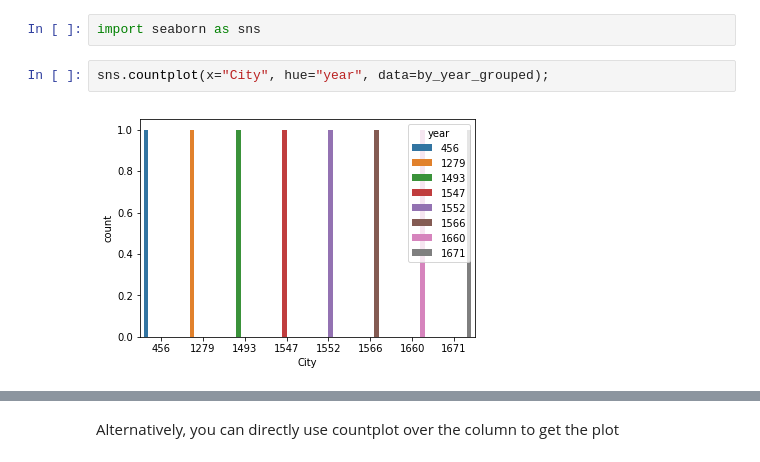
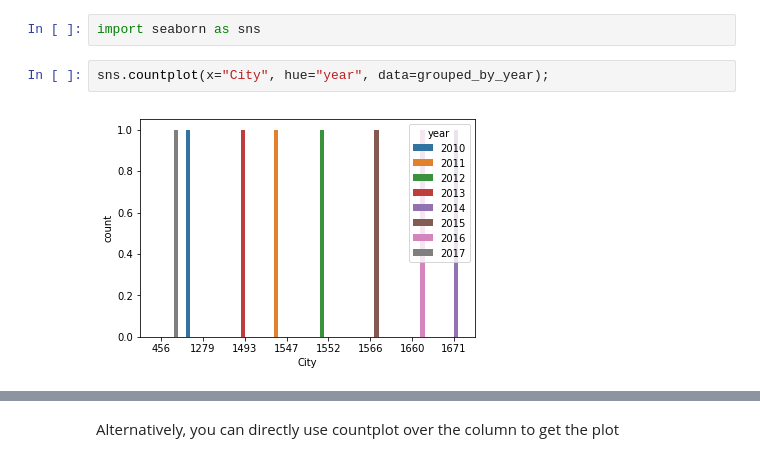
Before and after one commit to priyankatuteja/spatialdatascience, a Jupyter notebook: insights to python.ipynb, the cells around one changed output, grey strips where cells are left out. Cells and saved outputs as stored; diff of their text form.

```diff
--- a/insights to python.ipynb
+++ b/insights to python.ipynb
@@ -424,6 +419,6 @@ grouped_by_year.reset_index(inplace=True)
 # %%
 import seaborn as sns
 # %%
-sns.countplot(x="City", hue="year", data=by_year_grouped);
+sns.countplot(x="City", hue="year", data=grouped_by_year);
 # %% [output]
-[figure, old version]
+[figure, new version]
```
Also changed, not shown: parts of 18 cells of this notebook.
